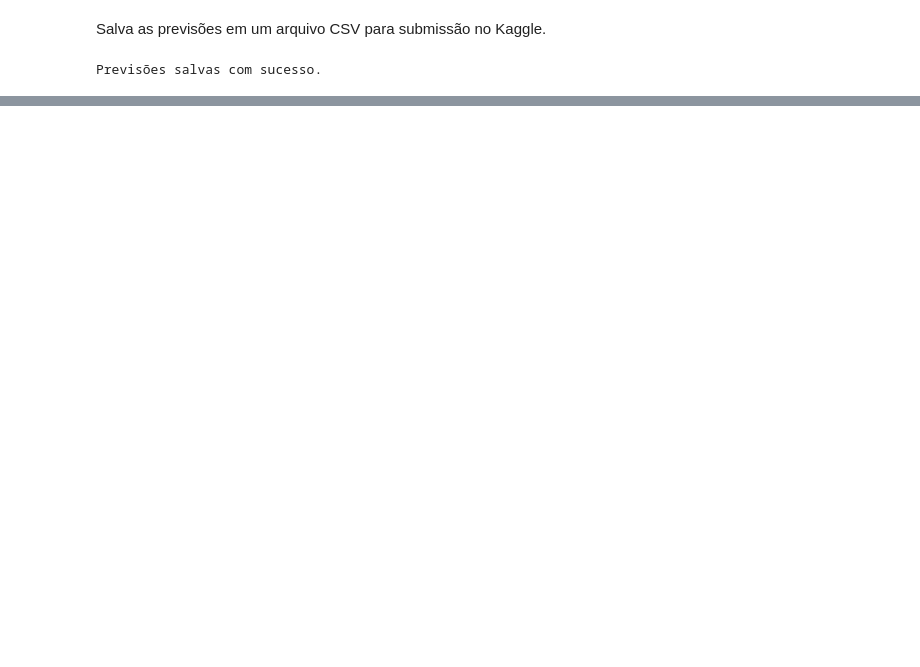
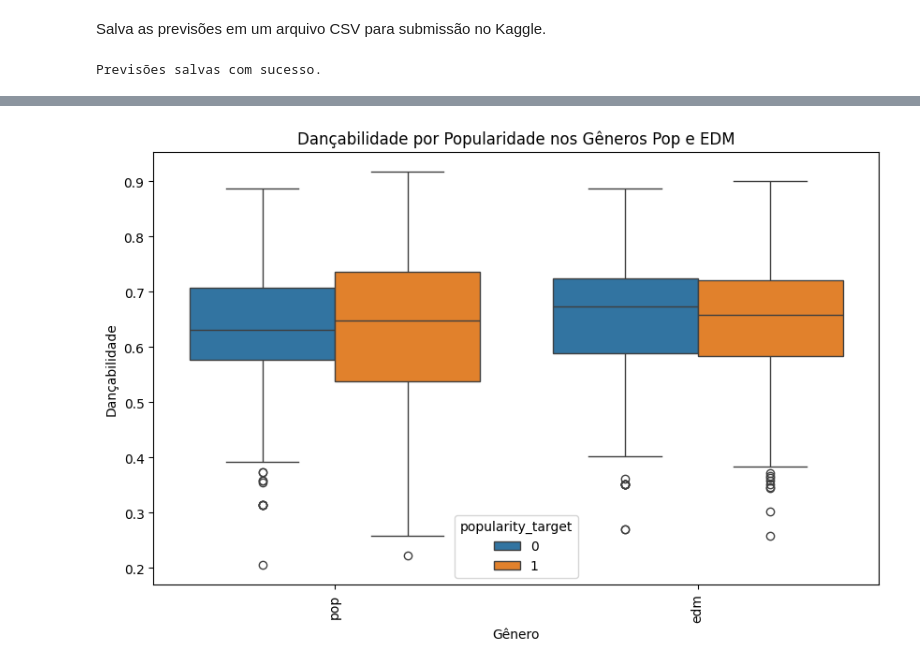
Before and after one commit to HeitorCand/SpotifyKaggle, a Jupyter notebook: Proximo hit Spotify.ipynb, the cells around one changed output, grey strips where cells are left out. Cells and saved outputs as stored; diff of their text form; code cells hidden in the pictures; blank space fills up the shorter version.

```diff
--- a/Proximo hit Spotify.ipynb
+++ b/Proximo hit Spotify.ipynb
@@ -168,0 +210,12 @@ Previsões salvas com sucesso.
+# %%
+# Gráfico 1: Danceability por Popularidade e Gênero
+
+plt.figure(figsize=(10, 6))
+sns.boxplot(x='track_genre', y='danceability', hue='popularity_target', data=df_train_cleaned[df_train_cleaned['track_genre'].isin(['pop', 'edm'])])
+plt.title('Dançabilidade por Popularidade nos Gêneros Pop e EDM')
+plt.xlabel('Gênero')
+plt.ylabel('Dançabilidade')
+plt.xticks(rotation=90)
+plt.show()
+# %% [output]
+[figure, added]
```
Also changed, not shown: parts of 14 cells of this notebook, 1 other file.
